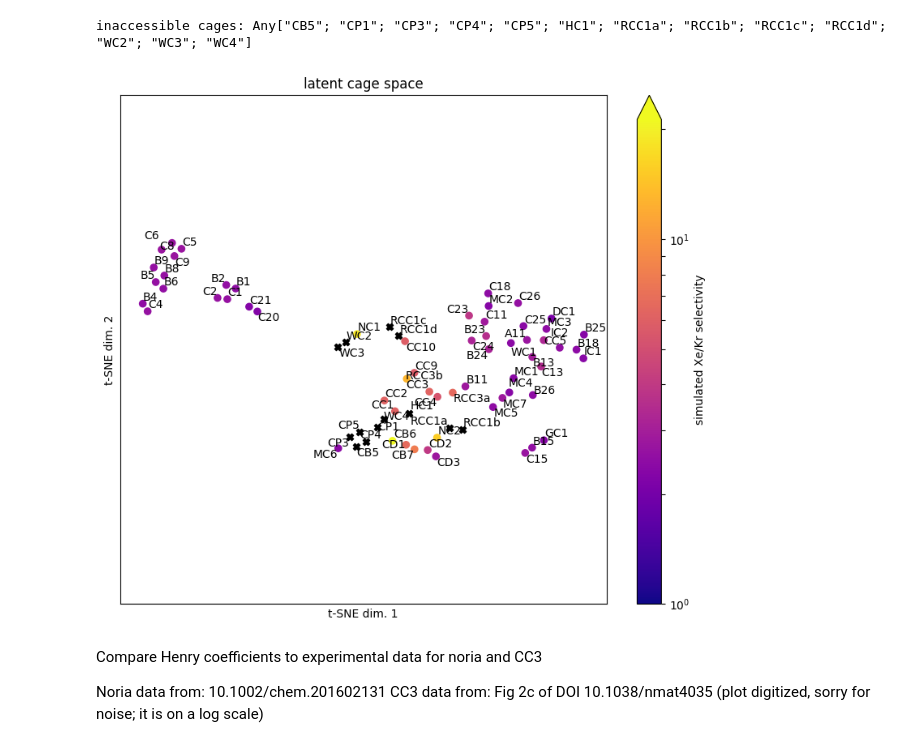
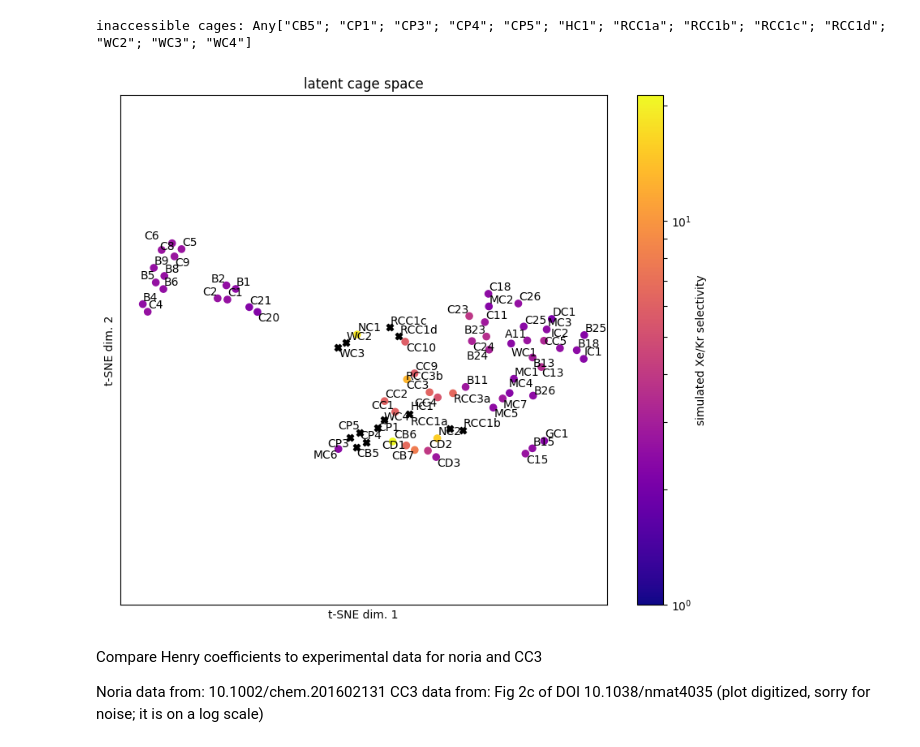
Before and after one commit to SimonEnsemble/latent_cage_space, a Jupyter notebook: svd.ipynb, the cells around one changed output. Saved outputs shown, nothing was run; the diff lists cells and outputs as text; code cells hidden in the pictures.

Commit message:
dont extend colorbar for no reason

```diff
--- a/svd.ipynb
+++ b/svd.ipynb
@@ -632,35 +632,36 @@ plt.scatter(x_tsne[.! idx_accessible, 1], x_tsne[.! idx_accessible, 2],
 
 cnorm = PyPlot.matplotlib[:colors][:LogNorm](vmin=1.0, vmax=maximum(S_Xe_kr[idx_accessible]))
 m = plt.plt[:cm][:ScalarMappable](norm=cnorm, cmap=plt.plt[:cm][:plasma])
 m[:set_array]([]) # trick
 
 plt.scatter(x_tsne[idx_accessible, 1], x_tsne[idx_accessible, 2],
     s=35,
     c=[m[:to_rgba](S_Xe_kr[idx_accessible][i]) for i = 1:sum(idx_accessible)],
     norm=PyPlot.matplotlib[:colors][:LogNorm](),
     cmap="plasma"
 )
 
 texts = []
 for i = 1:length(cages)
     push!(texts,
         plt.annotate(cages[i], (x_tsne[i, 1], x_tsne[i, 2]))
         )
 end
 adjustText.adjust_text(texts)
 
-cbar = plt.colorbar(m, extend="max", label="simulated Xe/Kr selectivity")
+#cbar = plt.colorbar(m, extend="max", label="simulated Xe/Kr selectivity")
+cbar = plt.colorbar(m, label="simulated Xe/Kr selectivity")
 plt.title("latent cage space")
 plt.xticks([])
 plt.yticks([])
 plt.xlabel("t-SNE dim. 1")
 plt.ylabel("t-SNE dim. 2")
 plt.axis("equal")
 plt.tight_layout()
 plt.savefig("cage_space_colored_by_S_Xe_Kr.pdf", format="pdf", dpi=300)
 plt.show()
 # %% [output]
-[figure, old version]
+[figure, new version]
 # %% [markdown]
 Compare Henry coefficients to experimental data for noria and CC3
 
```
